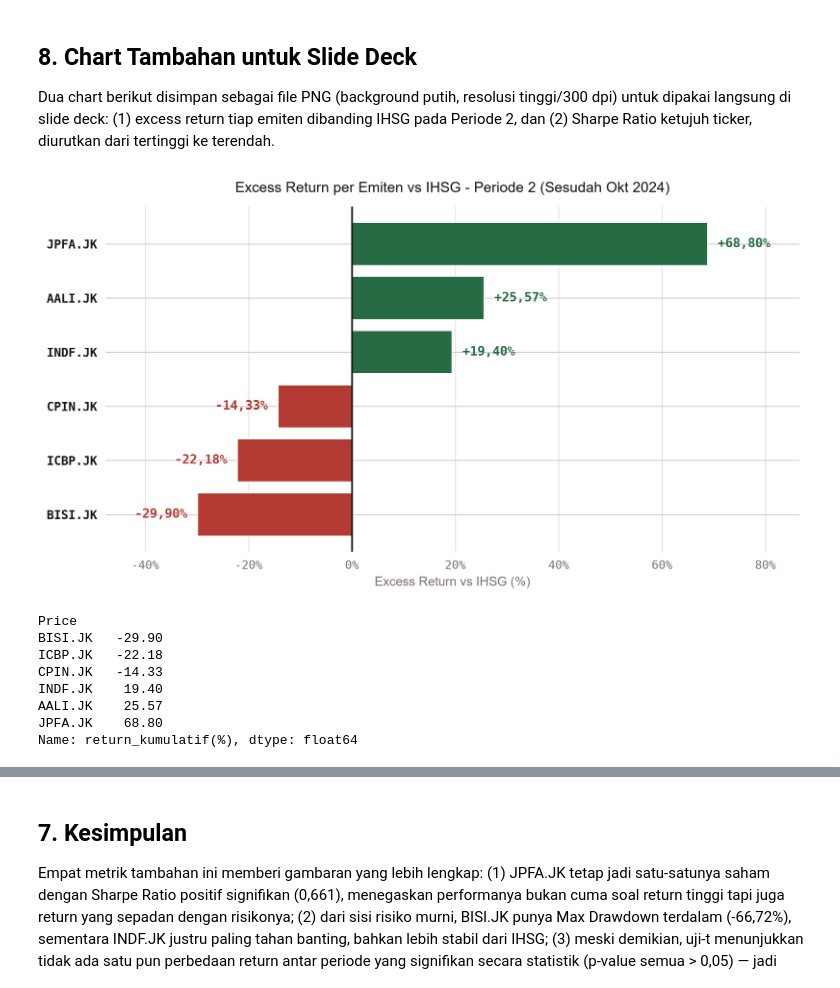
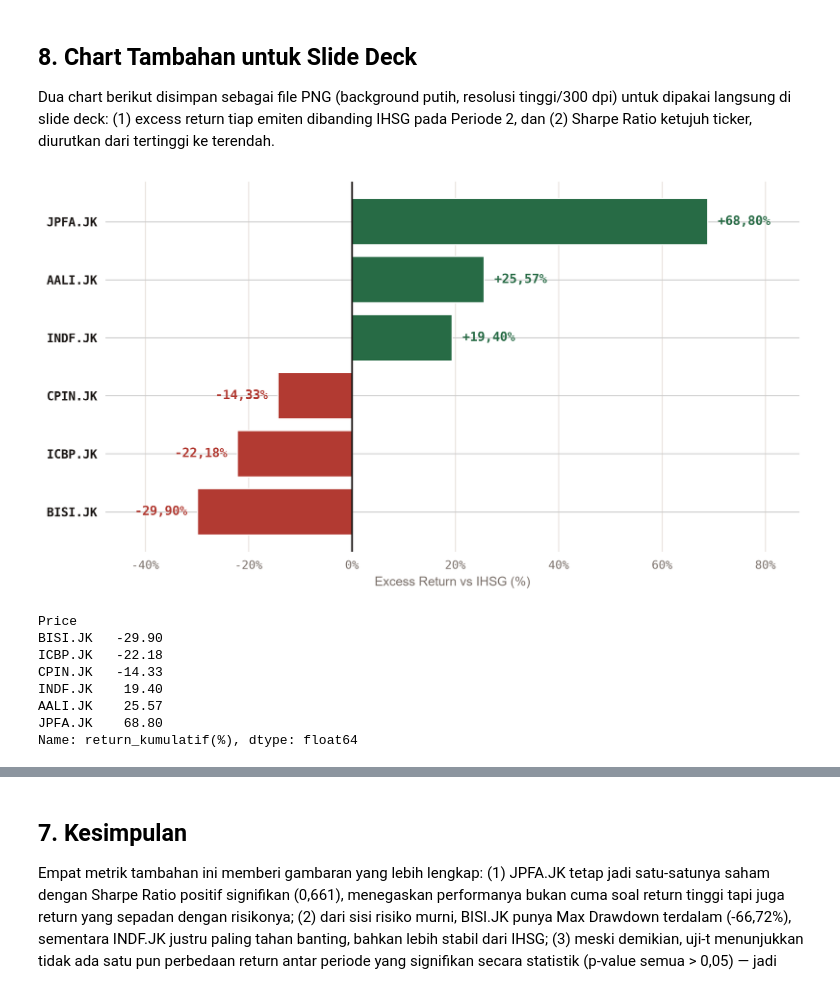
Before and after one commit to samuel-geraldo/analisis-pangan-idx, a Jupyter notebook: analisis_lanjutan.ipynb, the cells around one changed output, grey strips where cells are left out. Saved outputs shown, nothing was run; the diff lists cells and outputs as text; code cells hidden in the pictures.

```diff
--- a/analisis_lanjutan.ipynb
+++ b/analisis_lanjutan.ipynb
@@ -349,36 +349,34 @@ bars = ax.barh(excess_return_p2.index, excess_return_p2.values, color=warna, zor
 ax.margins(x=0.18)  # beri ruang ekstra biar label nilai di ujung bar tidak tabrakan dgn tick label
 
 for bar, v, w in zip(bars, excess_return_p2.values, warna):
     offset = (excess_return_p2.max() - excess_return_p2.min()) * 0.02
     x_lbl = v + offset if v > 0 else v - offset
     ha = "left" if v > 0 else "right"
     ax.text(x_lbl, bar.get_y() + bar.get_height() / 2, fmt_id(v), ha=ha, va="center",
             fontsize=10.5, color=w, fontfamily=FONT_MONO, fontweight="bold")
 
 ax.axvline(0, color=TEKS_UTAMA, linewidth=1.4, zorder=4)
 ax.xaxis.grid(True, color=GRID, linewidth=0.8, zorder=0)
 ax.set_axisbelow(True)
 ax.spines[["top", "right", "left", "bottom"]].set_visible(False)
 
 ax.set_xlabel("Excess Return vs IHSG (%)", color=TEKS_SEKUNDER, fontsize=10.5, fontfamily=FONT_SANS)
 ax.xaxis.set_major_formatter(lambda x, _: f"{int(x)}%")
 ax.tick_params(axis="x", colors=TEKS_SEKUNDER, labelsize=9.5)
 for lbl in ax.get_xticklabels():
     lbl.set_fontfamily(FONT_MONO)
 for lbl in ax.get_yticklabels():
     lbl.set_fontfamily(FONT_MONO)
     lbl.set_color(TEKS_UTAMA)
     lbl.set_fontweight("bold")
 
-plt.title("Excess Return per Emiten vs IHSG - Periode 2 (Sesudah Okt 2024)",
-          color=TEKS_UTAMA, fontfamily=FONT_SANS, fontsize=12, pad=12)
 plt.tight_layout()
 plt.savefig("chart_excess_return_periode2.png", dpi=300, facecolor=BG)
 plt.show()
 
 excess_return_p2.round(2)
 # %% [output]
-[figure, old version]
+[figure, new version]
 Price
 BISI.JK   -29.90
 ICBP.JK   -22.18
```
Also changed, not shown: parts of 1 cell of this notebook, 2 other files.
